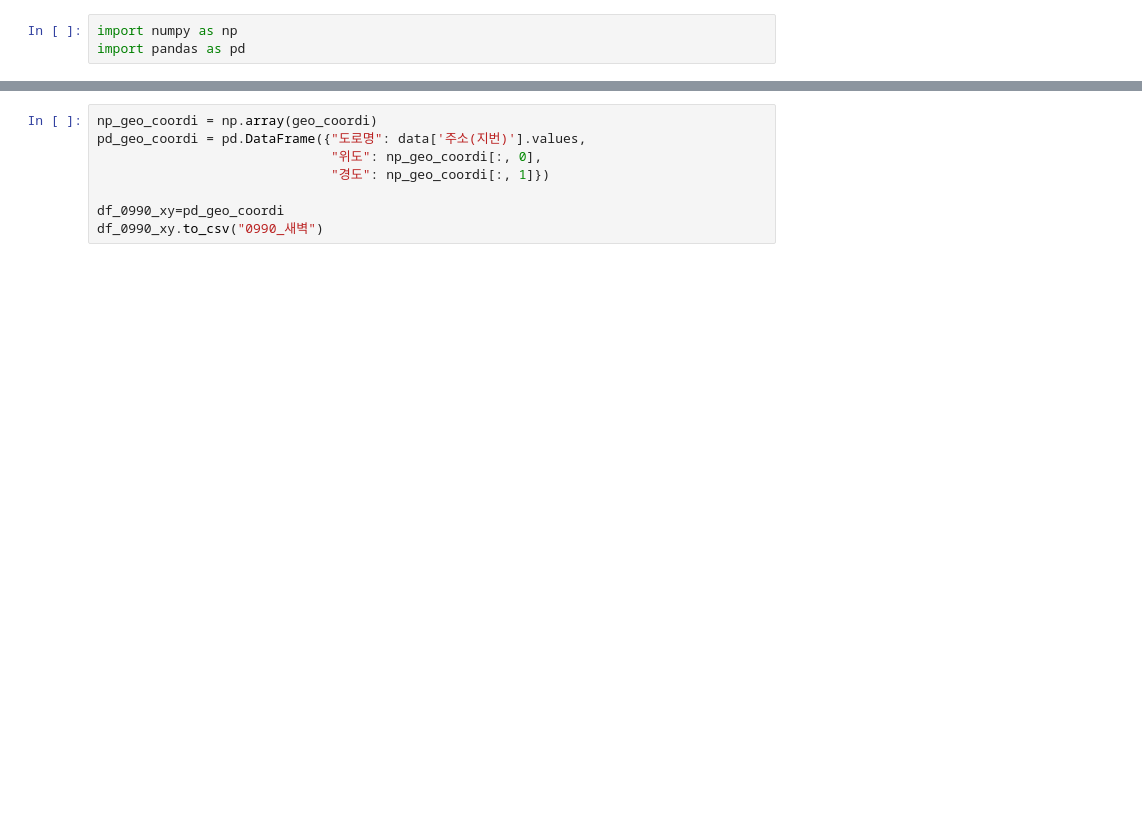
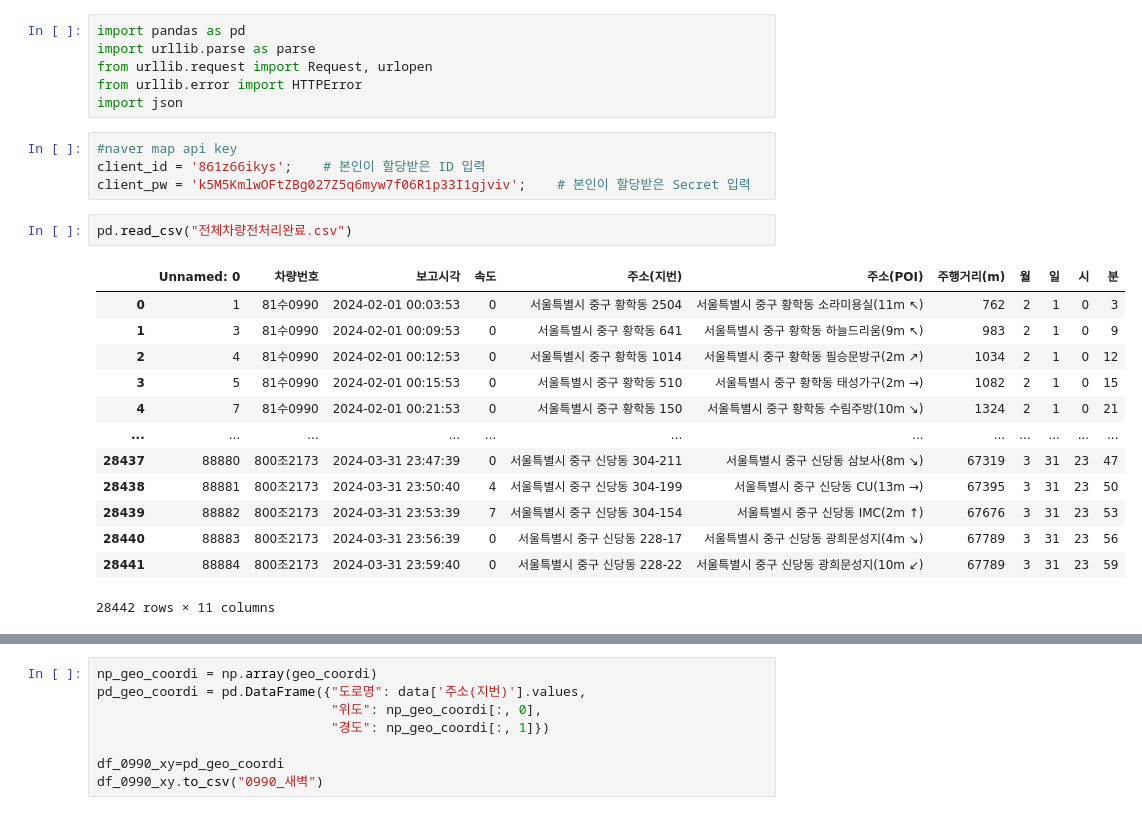
Before and after one commit to kkkaa1/ISE, a Jupyter notebook: modeling/도로명_위도경도전환.ipynb, the cells around one changed output, grey strips where cells are left out. Drawn from its saved outputs; the diff is of its cells as text; blank space fills up the shorter version.

```diff
--- a/modeling/도로명_위도경도전환.ipynb
+++ b/modeling/도로명_위도경도전환.ipynb
@@ -1,4 +1,27 @@
-# %%
-import numpy as np
-import pandas as pd
+# %%
+import pandas as pd
+import urllib.parse as parse
+from urllib.request import Request, urlopen
+from urllib.error import HTTPError
+import json
+# %%
+#naver map api key
+client_id = '861z66ikys';    # 본인이 할당받은 ID 입력
+client_pw = 'k5M5KmlwOFtZBg027Z5q6myw7f06R1p33I1gjviv';    # 본인이 할당받은 Secret 입력
+# %%
+pd.read_csv("전체차량전처리완료.csv")
+# %% [output]
+|  | Unnamed: 0 | 차량번호 | 보고시각 | 속도 | 주소(지번) | 주소(POI) | 주행거리(m) | 월 | 일 | 시 | 분 |
+| 0 | 1 | 81수0990 | 2024-02-01 00:03:53 | 0 | 서울특별시 중구 황학동 2504 | 서울특별시 중구 황학동 소라미용실(11m ↖) | 762 | 2 | 1 | 0 | 3 |
+| 1 | 3 | 81수0990 | 2024-02-01 00:09:53 | 0 | 서울특별시 중구 황학동 641 | 서울특별시 중구 황학동 하늘드리움(9m ↖) | 983 | 2 | 1 | 0 | 9 |
+| 2 | 4 | 81수0990 | 2024-02-01 00:12:53 | 0 | 서울특별시 중구 황학동 1014 | 서울특별시 중구 황학동 필승문방구(2m ↗) | 1034 | 2 | 1 | 0 | 12 |
+| 3 | 5 | 81수0990 | 2024-02-01 00:15:53 | 0 | 서울특별시 중구 황학동 510 | 서울특별시 중구 황학동 태성가구(2m →) | 1082 | 2 | 1 | 0 | 15 |
+| 4 | 7 | 81수0990 | 2024-02-01 00:21:53 | 0 | 서울특별시 중구 황학동 150 | 서울특별시 중구 황학동 수림주방(10m ↘) | 1324 | 2 | 1 | 0 | 21 |
+| ... | ... | ... | ... | ... | ... | ... | ... | ... | ... | ... | ... |
+| 28437 | 88880 | 800조2173 | 2024-03-31 23:47:39 | 0 | 서울특별시 중구 신당동 304-211 | 서울특별시 중구 신당동 삼보사(8m ↘) | 67319 | 3 | 31 | 23 | 47 |
+| 28438 | 88881 | 800조2173 | 2024-03-31 23:50:40 | 4 | 서울특별시 중구 신당동 304-199 | 서울특별시 중구 신당동 CU(13m →) | 67395 | 3 | 31 | 23 | 50 |
+| 28439 | 88882 | 800조2173 | 2024-03-31 23:53:39 | 7 | 서울특별시 중구 신당동 304-154 | 서울특별시 중구 신당동 IMC(2m ↑) | 67676 | 3 | 31 | 23 | 53 |
+| 28440 | 88883 | 800조2173 | 2024-03-31 23:56:39 | 0 | 서울특별시 중구 신당동 228-17 | 서울특별시 중구 신당동 광희문성지(4m ↘) | 67789 | 3 | 31 | 23 | 56 |
+| 28441 | 88884 | 800조2173 | 2024-03-31 23:59:40 | 0 | 서울특별시 중구 신당동 228-22 | 서울특별시 중구 신당동 광희문성지(10m ↙) | 67789 | 3 | 31 | 23 | 59 |
+28442 rows × 11 columns
 # %%
```
Also changed, not shown: parts of 9 cells of this notebook, 17 other files.
